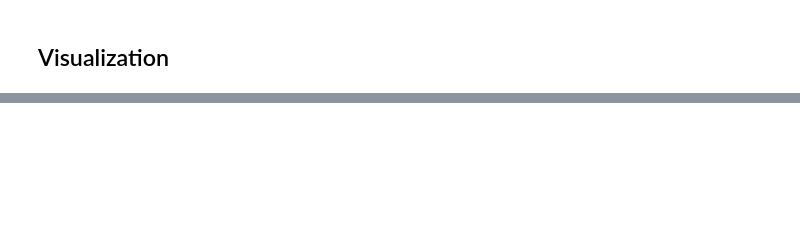
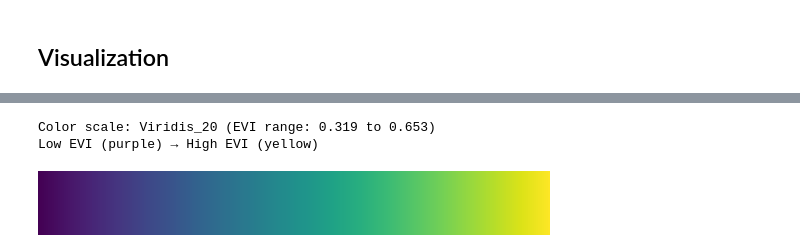
Before and after one commit to kentstephen/landsat_diff_h3, a Jupyter notebook: landsat_vegetation_change_h3.ipynb, the cells around one changed output, grey strips where cells are left out. Saved outputs shown, nothing was run; the diff lists cells and outputs as text; code cells hidden in the pictures; blank space fills up the shorter version.

```diff
--- a/landsat_vegetation_change_h3.ipynb
+++ b/landsat_vegetation_change_h3.ipynb
@@ -617,3 +846,12 @@ recent_map.observe(partial(link_maps, other_maps=[early_map]))
 widgets.HBox([early_map, recent_map])
 # %% [output]
 [interactive output not drawn]
+# %%
+# Display the Viridis colormap used for the side-by-side maps
+print(f"Color scale: Viridis_20 (EVI range: {vmin:.3f} to {vmax:.3f})")
+print("Low EVI (purple) → High EVI (yellow)")
+Viridis_20.mpl_colormap
+# %% [output]
+Color scale: Viridis_20 (EVI range: 0.319 to 0.653)
+Low EVI (purple) → High EVI (yellow)
+[figure, added]
```
Also changed, not shown: parts of 25 cells of this notebook, 1 other file.
